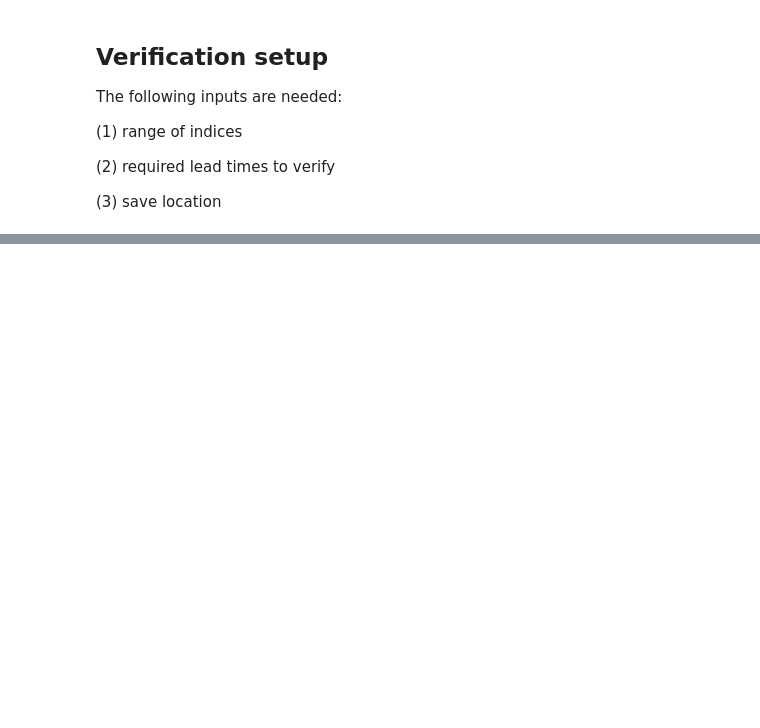
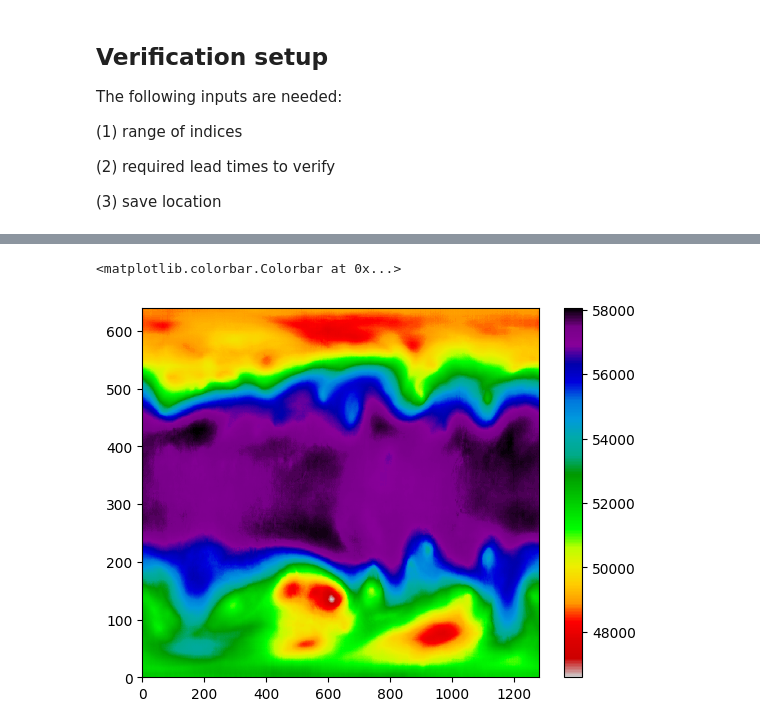
Before and after one commit to yingkaisha/credit-data, a Jupyter notebook: verification/STEP02_RMSE_wxformer.ipynb, the cells around one changed output, grey strips where cells are left out. Cells and saved outputs as stored; diff of their text form; code cells hidden in the pictures; blank space fills up the shorter version.

```diff
--- a/verification/STEP02_RMSE_wxformer.ipynb
+++ b/verification/STEP02_RMSE_wxformer.ipynb
@@ -132,0 +188,6 @@ print('Save to {}'.format(path_verif))
+# %%
+plt.pcolormesh(np.array(ds_ours['Z500'])[1, ...], cmap=plt.cm.nipy_spectral_r)
+plt.colorbar()
+# %% [output]
+<matplotlib.colorbar.Colorbar at 0x...>
+[figure, added]
```
Also changed, not shown: parts of 16 cells of this notebook, 1 other file.
